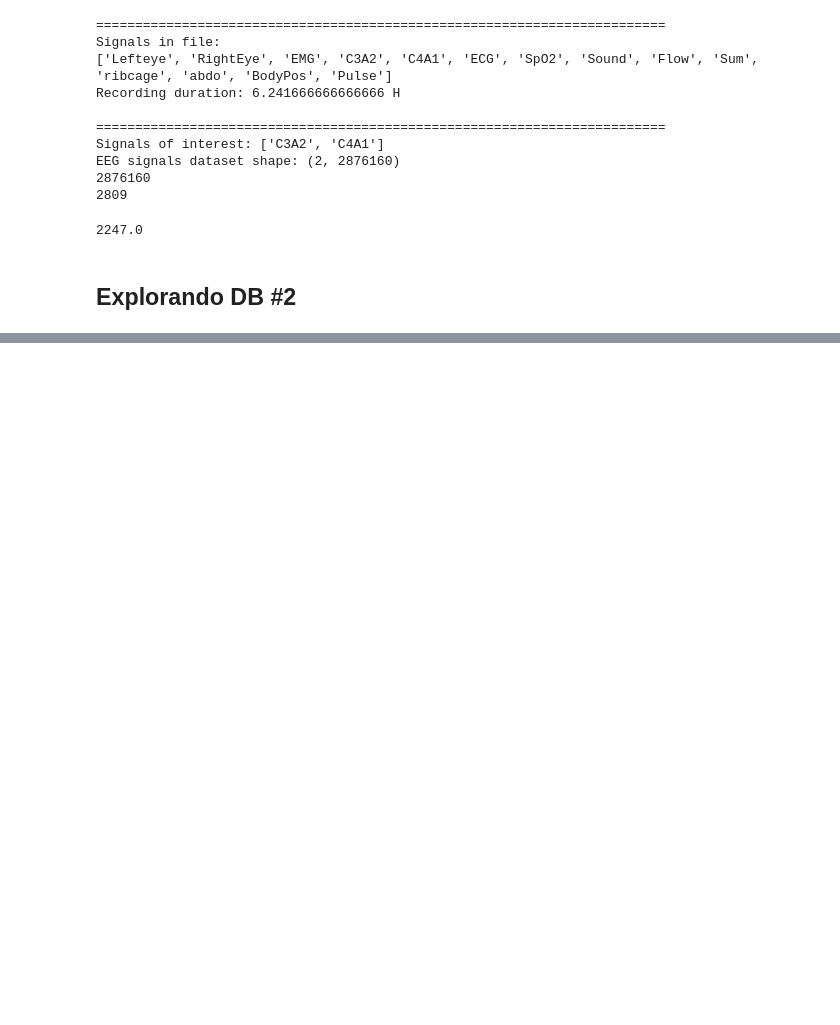
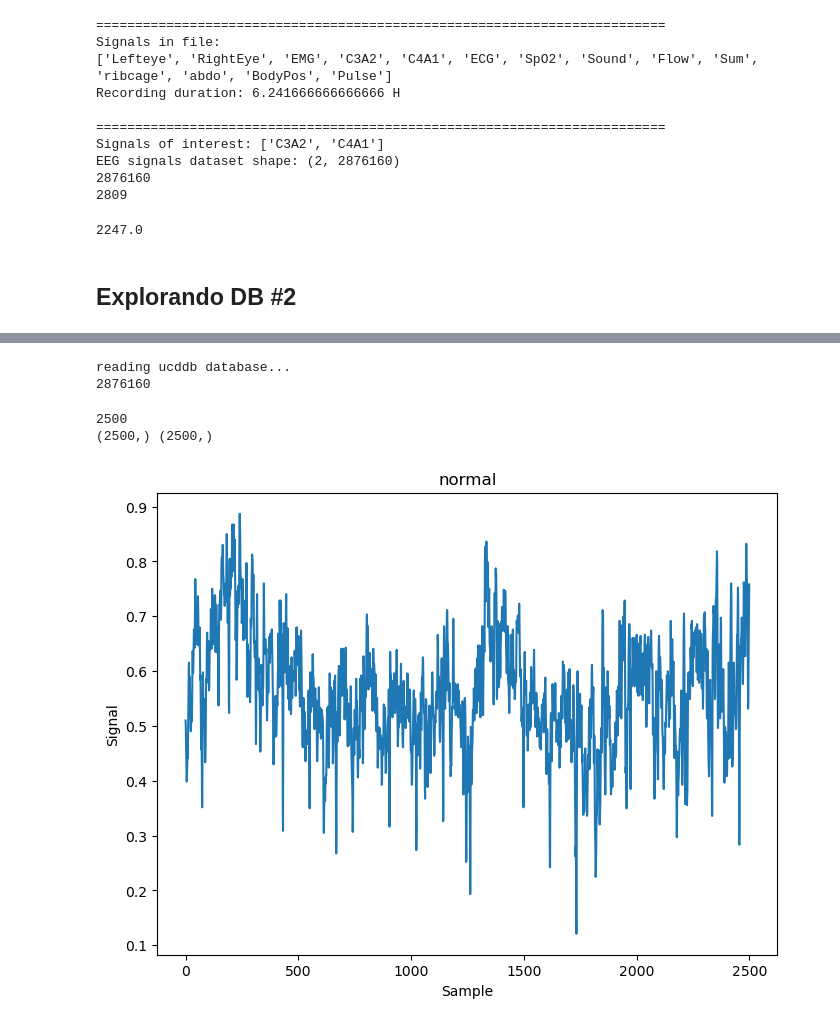
Before and after one commit to CylonSam/base1, a Jupyter notebook: tcc_samantha_apneia.ipynb, the cells around one changed output, grey strips where cells are left out. Cells and saved outputs as stored; diff of their text form; code cells hidden in the pictures; blank space fills up the shorter version.

Commit message:
feat: create frame labels for one subject

```diff
--- a/tcc_samantha_apneia.ipynb
+++ b/tcc_samantha_apneia.ipynb
@@ -135,5 +128,5 @@ patients_notes_list = []
 # %%
-patients_notes_path = './st-vincents-university-hospital-university-college-dublin-sleep-apnea-database-1.0.0/files/'
+subjects_notes_path = './st-vincents-university-hospital-university-college-dublin-sleep-apnea-database-1.0.0/files/'
 # %%
 def read_annotations(notes_path):
     # pegando apenas as colunas necessárias
@@ -250,0 +694,27 @@ EEG signals dataset shape: (2, 2876160)
+# %%
+ucddb_annotations = read_annotations('ucddb')
+ucddb_eeg_signals = read_eeg_signals('ucddb', 'c3')
+ucddb_frames = next(create_frames(ucddb_eeg_signals, 128, FRAME_LENGTH, FRAME_SHIFT, resample=True))
+# next(ucddb_frames)
+ucddb_frames_with_label = create_frames_labels(ucddb_frames, 250, ucddb_annotations[0])
+# %% [output]
+reading ucddb database...
+2876160
+# %%
+def plot_frame(frame, frame_length, event_name):
+    event_start = 0
+    event_end = event_start + (250*frame_length)
+
+    print(len(frame))
+
+    x = np.arange(event_start, event_end)
+    y = frame
+
+    plt.figure(figsize=(8, 6),)
+    plt.plot(x, y)
+    plt.title(event_name)
+
+    plt.xlabel('Sample')
+    plt.ylabel('Signal')
+
+    print(y.shape, x.shape)
@@ -250,0 +738,21 @@ EEG signals dataset shape: (2, 2876160)
+# %%
+apneia_frames = []
+normal_frames = []
+apneia_count = 0
+normal_count = 0
+
+count = 0
+for frame_with_label in ucddb_frames_with_label:
+    if count > 500 and frame_with_label[1] == 0 and normal_count <= 5:
+        normal_frames.append(frame_with_label[0])
+        normal_count+=1
+    elif frame_with_label[1] == 1 and apneia_count <= 5:
+        apneia_frames.append(frame_with_label[0])
+        apneia_count+=1
+    count +=1
+# %%
+plot_frame(normal_frames[5], FRAME_LENGTH, "normal")
+# %% [output]
+2500
+(2500,) (2500,)
+[figure, added]
```
Also changed, not shown: parts of 47 cells of this notebook, 28 other files.
